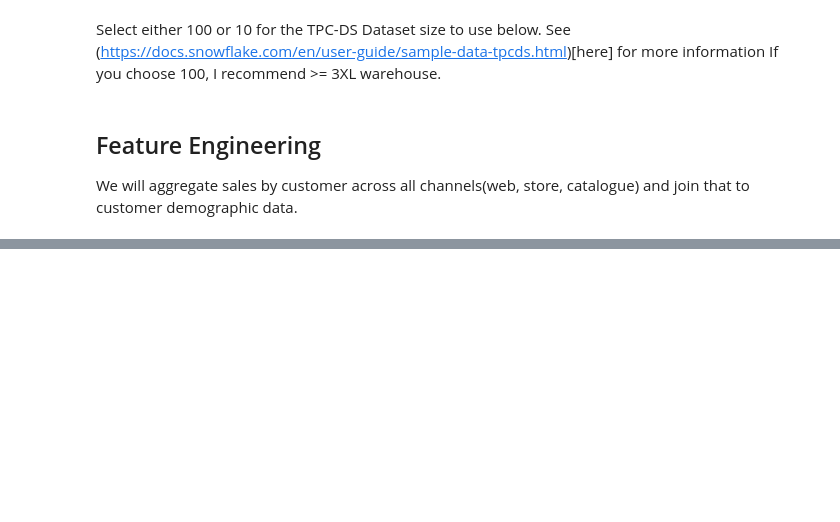
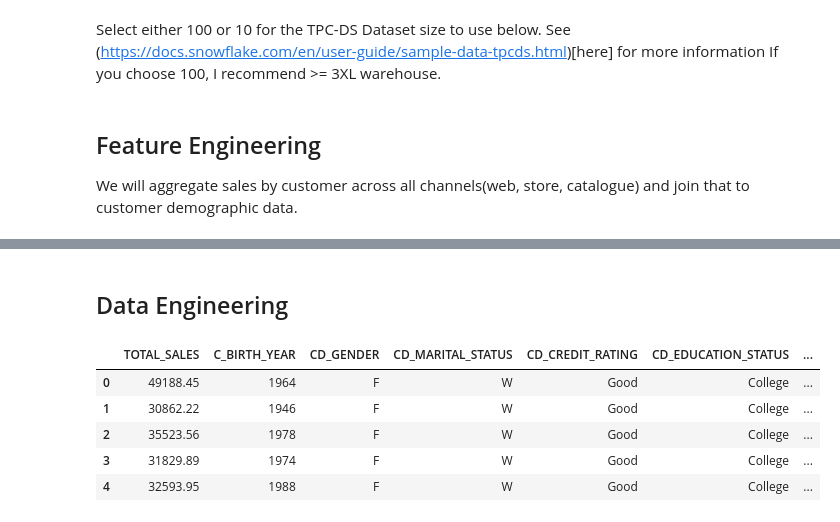
Before and after one commit to Snowflake-Labs/snowpark-python-demos, a Jupyter notebook: tpcds-customer-lifetime-value/xgboost_tpcds.ipynb, the cells around one changed output, grey strips where cells are left out. Cells and saved outputs as stored; diff of their text form; code cells hidden in the pictures; blank space fills up the shorter version.

```diff
--- a/tpcds-customer-lifetime-value/xgboost_tpcds.ipynb
+++ b/tpcds-customer-lifetime-value/xgboost_tpcds.ipynb
@@ -98,5 +120,3 @@ final_df = total_sales.join(customer, on='customer_sk')
 session.use_database('tpcds_xgboost')
 session.use_schema('demo')
 final_df.write.mode('overwrite').save_as_table('feature_store')
-# %%
-session.add_packages('snowflake-snowpark-python', 'scikit-learn', 'pandas', 'numpy', 'joblib', 'cachetools', 'xgboost', 'joblib')
@@ -163,25 +122,0 @@ session.use_warehouse('FE_AND_INFERENCE_WH')
-# %%
-import sys
-
-import cachetools
-import joblib
-import pandas as pd
-from snowflake.snowpark import types as T
-
-session.add_import("@ml_models/model.joblib")
-
-features = [ 'C_BIRTH_YEAR', 'CA_ZIP', 'CD_GENDER', 'CD_MARITAL_STATUS', 'CD_CREDIT_RATING', 'CD_EDUCATION_STATUS', 'CD_DEP_COUNT']
-
-@cachetools.cached(cache={})
-def read_file(filename):
-       import_dir = sys._xoptions.get("snowflake_import_directory")
-       if import_dir:
-              with open(os.path.join(import_dir, filename), 'rb') as file:
-                     m = joblib.load(file)
-                     return m
-
-@F.pandas_udf(session=session, max_batch_size=10000, is_permanent=True, stage_location='@ml_models', replace=True, name="clv_xgboost_udf")
-def predict(df:  T.PandasDataFrame[int, str, str, str, str, str, int]) -> T.PandasSeries[float]:
-       m = read_file('model.joblib')
-       df.columns = features
-       return m.predict(df)
@@ -198,0 +123,2 @@ inference_df.count()
+# %% [markdown]
+## Data Engineering
@@ -198,0 +129,12 @@ inference_df.count()
+# %%
+snowdf = session.table("feature_store")
+snowdf = snowdf.drop(['CA_ZIP','CUSTOMER_SK', 'C_CURRENT_HDEMO_SK', 'C_CURRENT_ADDR_SK', 'C_CUSTOMER_ID', 'CA_ADDRESS_SK', 'CD_DEMO_SK'])
+# %%
+snowdf.limit(5).to_pandas()
+# %% [output]
+|  | TOTAL_SALES | C_BIRTH_YEAR | CD_GENDER | CD_MARITAL_STATUS | CD_CREDIT_RATING | CD_EDUCATION_STATUS | ... |
+| 0 | 49188.45 | 1964 | F | W | Good | College | ... |
+| 1 | 30862.22 | 1946 | F | W | Good | College | ... |
+| 2 | 35523.56 | 1978 | F | W | Good | College | ... |
+| 3 | 31829.89 | 1974 | F | W | Good | College | ... |
+| 4 | 32593.95 | 1988 | F | W | Good | College | ... |
```
Also changed, not shown: parts of 57 cells of this notebook, 5 other files.
